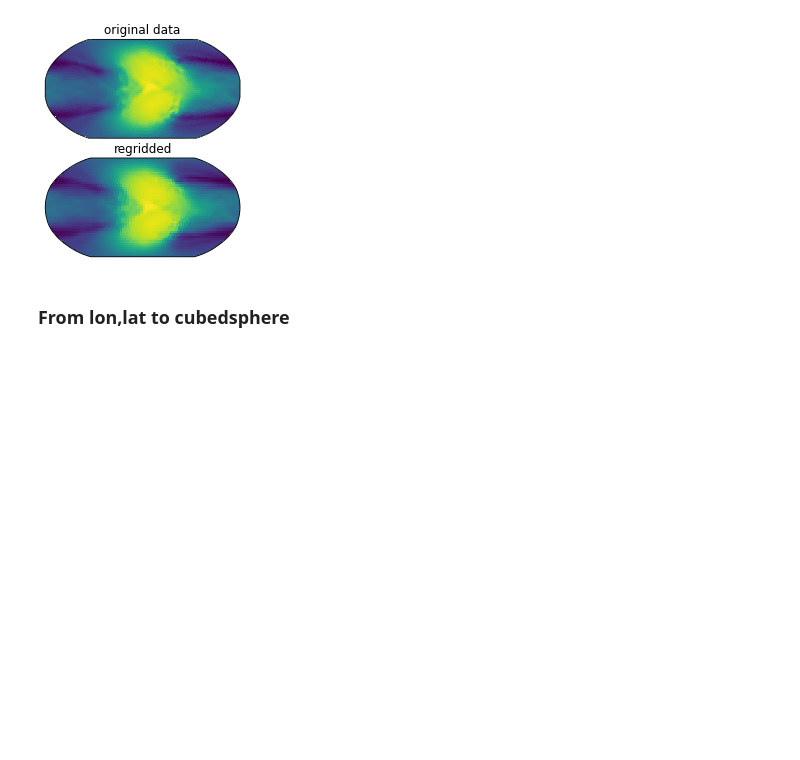
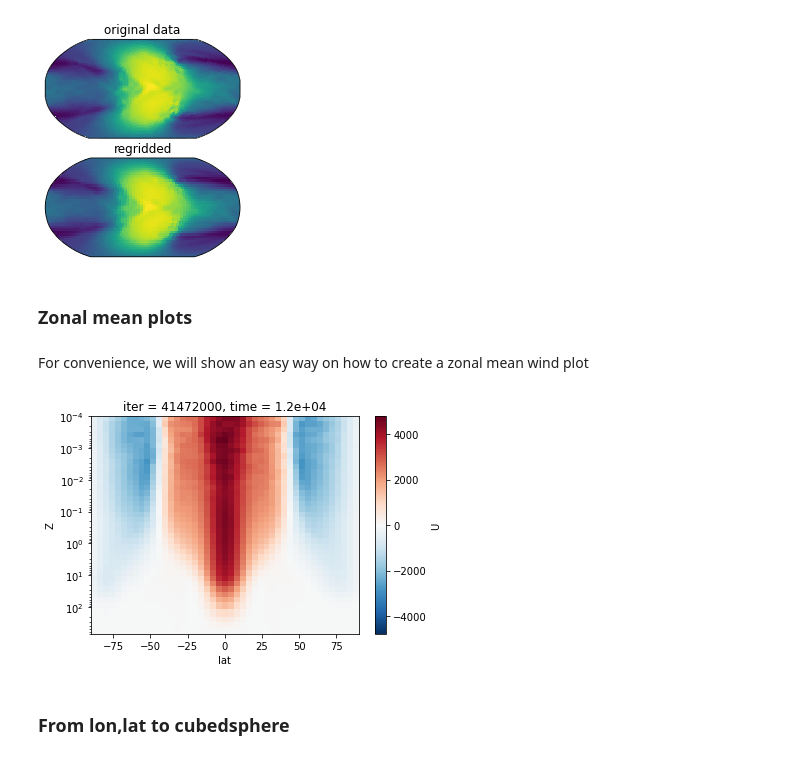
Before and after one commit to AaronDavidSchneider/cubedsphere, a Jupyter notebook: doc/source/notebooks/example.ipynb, the cells around one changed output. Drawn from its saved outputs; the diff is of its cells as text; code cells hidden in the pictures; blank space fills up the shorter version.

```diff
--- a/doc/source/notebooks/example.ipynb
+++ b/doc/source/notebooks/example.ipynb
@@ -69,6 +69,18 @@ ax[1].set_title('regridded')
 plt.show()
 # %% [output]
 [figure]
+# %% [markdown]
+### Zonal mean plots
+# %% [markdown]
+For convenience, we will show an easy way on how to create a zonal mean wind plot
+# %%
+zmean = ds.U.isel(time=-1).mean(dim='lon')
+zmean.plot()
+plt.yscale('log')
+plt.ylim([700,1e-4])
+plt.show()
+# %% [output]
+[figure, added]
 # %% [markdown]
 ### From lon,lat to cubedsphere
 # %% [markdown]
```
Also changed, not shown: parts of 4 cells of this notebook, 1 other file.
